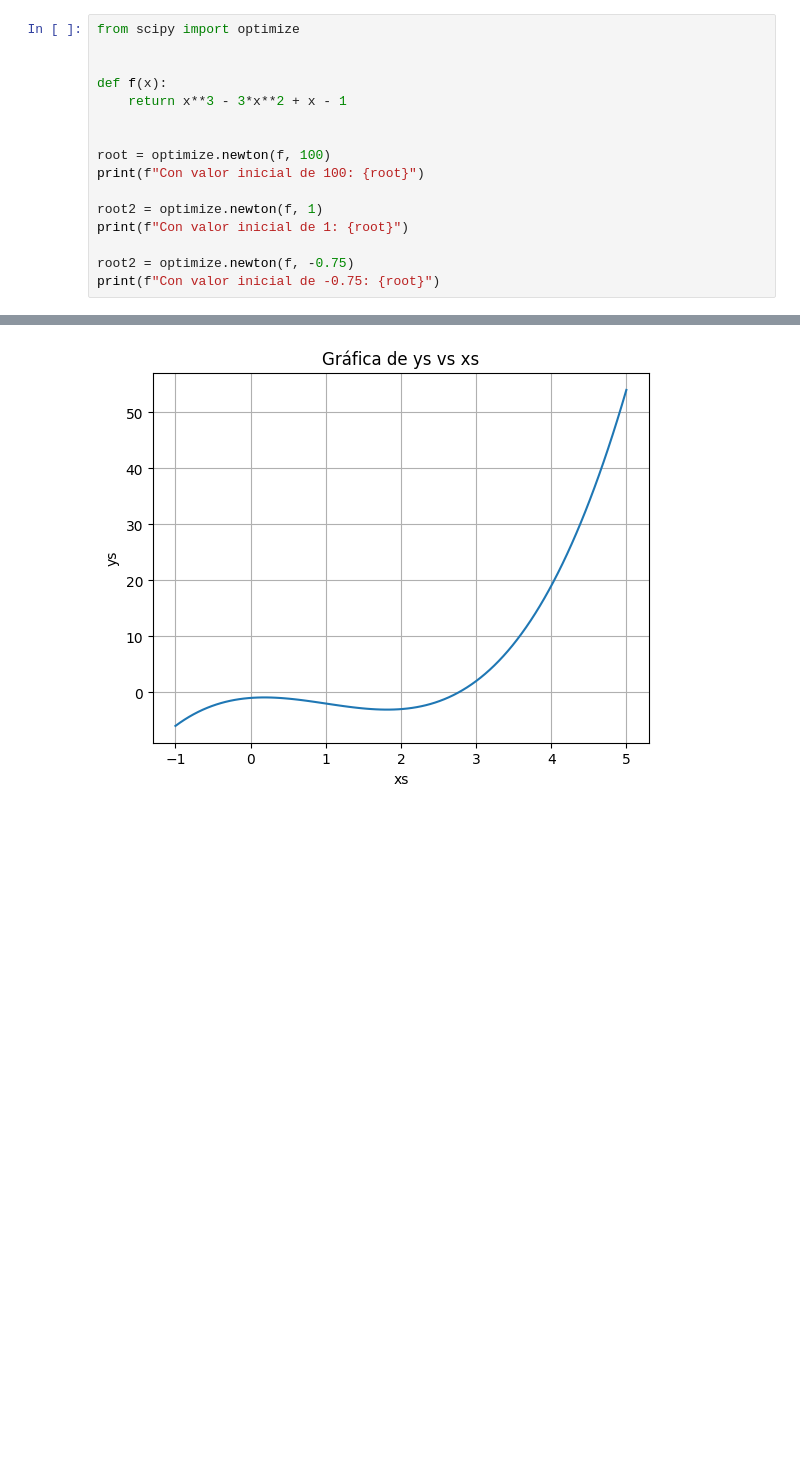
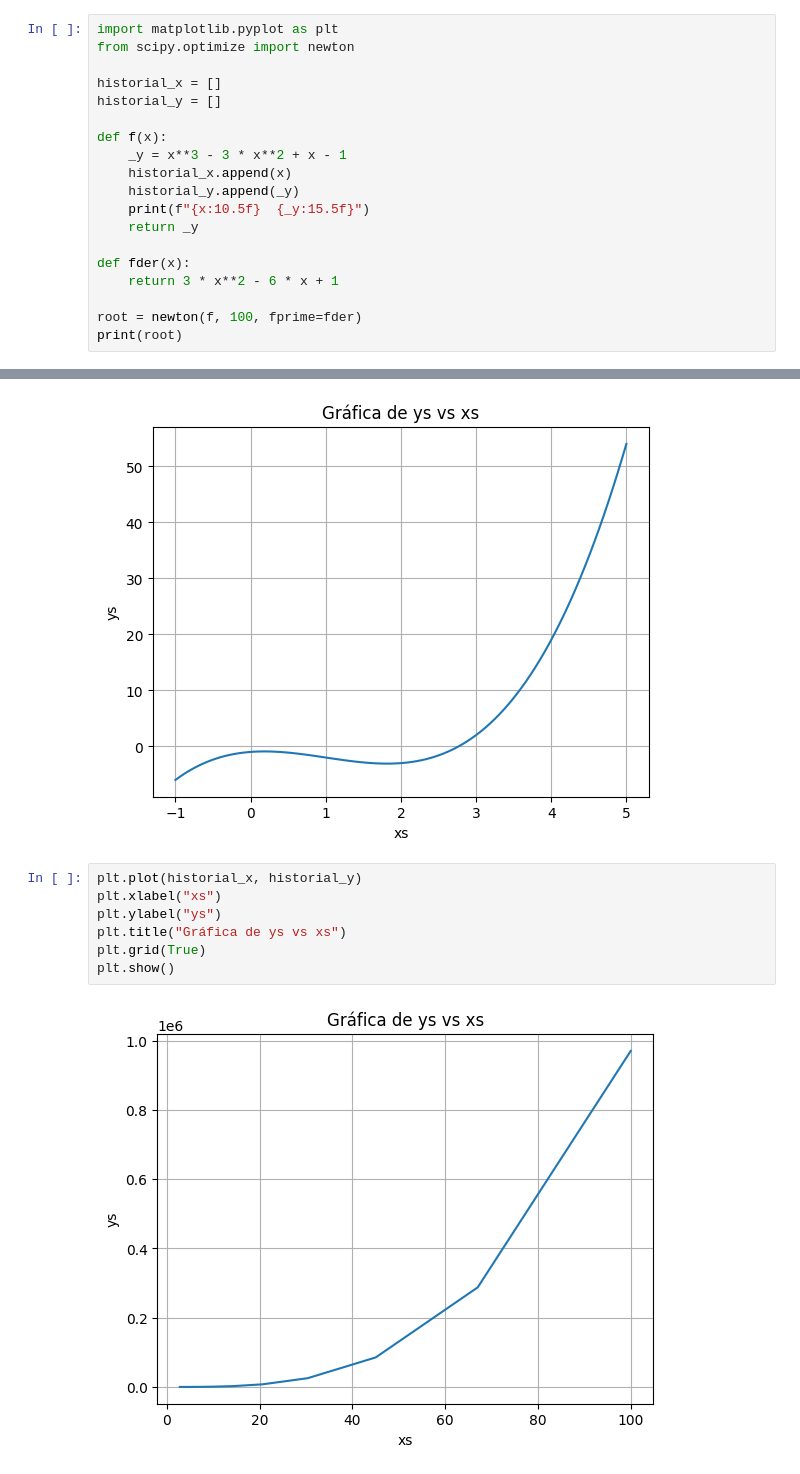
Before and after one commit to pulga2104/taller02, a Jupyter notebook: Calvopina M. Josue Taller2.ipynb, the cells around one changed output, grey strips where cells are left out. Saved outputs shown, nothing was run; the diff lists cells and outputs as text; blank space fills up the shorter version.

```diff
--- a/Calvopina M. Josue Taller2.ipynb
+++ b/Calvopina M. Josue Taller2.ipynb
@@ -74,19 +61,22 @@ plt.show()
 # %% [markdown]
 ## Metodo de newton aplicado
 # %%
-from scipy import optimize
+import matplotlib.pyplot as plt
+from scipy.optimize import newton
 
+historial_x = []
+historial_y = []
 
 def f(x):
-    return x**3 - 3*x**2 + x - 1
+    _y = x**3 - 3 * x**2 + x - 1
+    historial_x.append(x)
+    historial_y.append(_y)
+    print(f"{x:10.5f}  {_y:15.5f}")
+    return _y
 
+def fder(x):
+    return 3 * x**2 - 6 * x + 1
 
-root = optimize.newton(f, 100)
-print(f"Con valor inicial de 100: {root}")
-
-root2 = optimize.newton(f, 1)
-print(f"Con valor inicial de 1: {root}")
-
-root2 = optimize.newton(f, -0.75)
-print(f"Con valor inicial de -0.75: {root}")
+root = newton(f, 100, fprime=fder)
+print(root)
 # %% [output]
@@ -115,3 +118,12 @@ plt.grid(True)
 plt.show()
 # %% [output]
 [figure]
+# %%
+plt.plot(historial_x, historial_y)
+plt.xlabel("xs")
+plt.ylabel("ys")
+plt.title("Gráfica de ys vs xs")
+plt.grid(True)
+plt.show()
+# %% [output]
+[figure, added]
```
Also changed, not shown: parts of 2 cells of this notebook.
